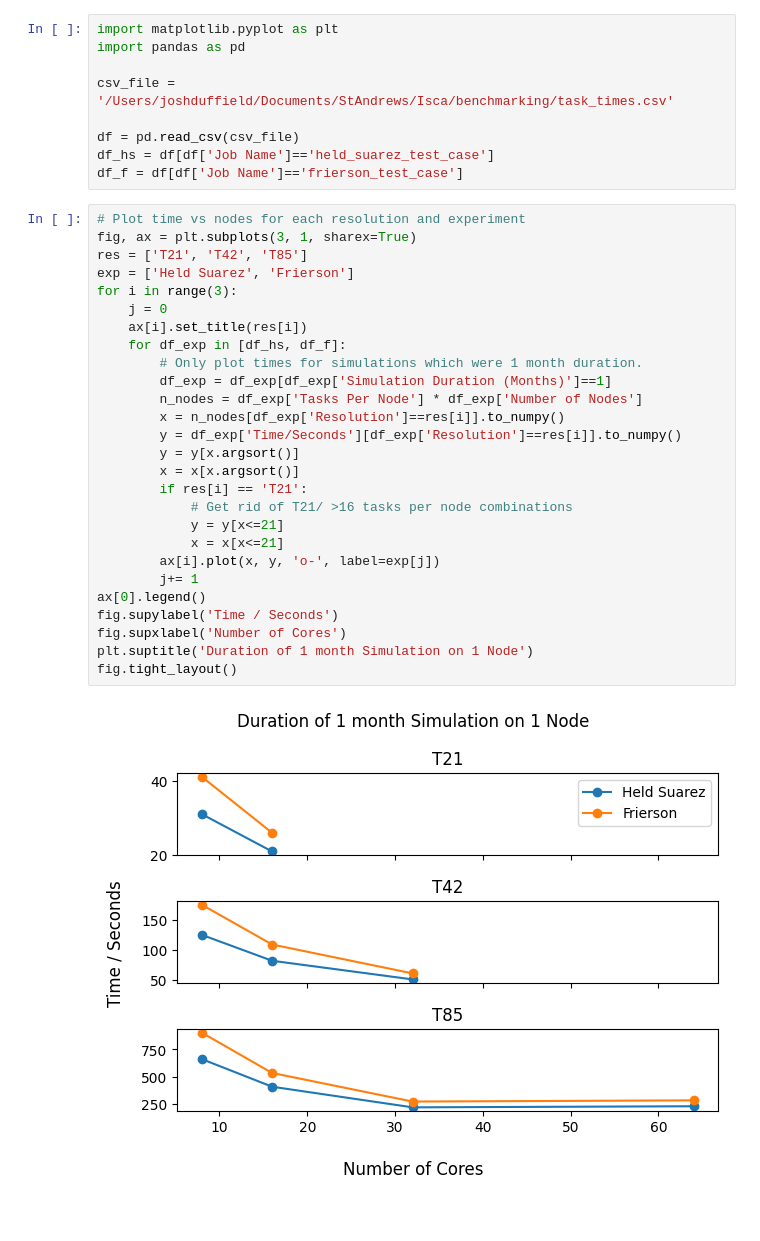
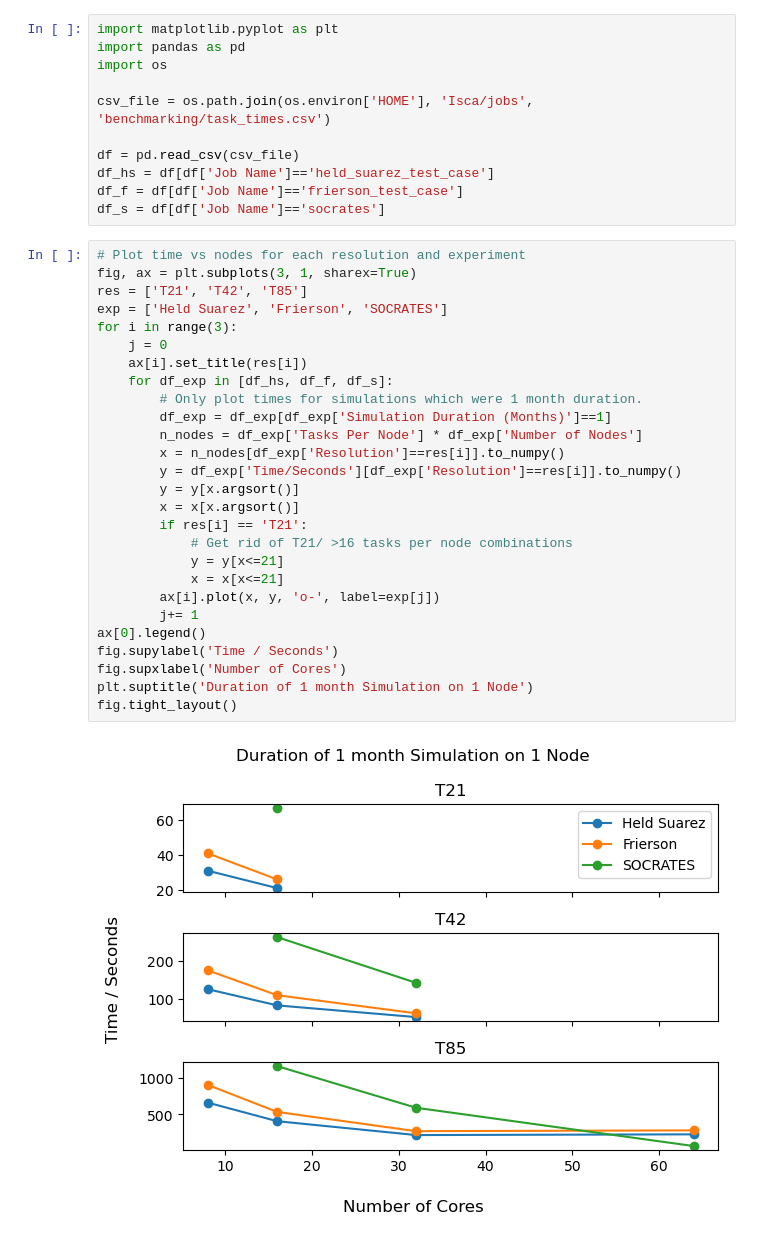
Before and after one commit to jduffield65/Isca, a Jupyter notebook: jobs/benchmarking/plot.ipynb, the cells around one changed output. Saved outputs shown, nothing was run; the diff lists cells and outputs as text.

Commit message:
Add socrates to diagnostic plots

```diff
--- a/jobs/benchmarking/plot.ipynb
+++ b/jobs/benchmarking/plot.ipynb
@@ -1,38 +1,40 @@
 # %%
 import matplotlib.pyplot as plt
 import pandas as pd
+import os
 
-csv_file = '/Users/joshduffield/Documents/StAndrews/Isca/benchmarking/task_times.csv'
+csv_file = os.path.join(os.environ['HOME'], 'Isca/jobs', 'benchmarking/task_times.csv')
 
 df = pd.read_csv(csv_file)
 df_hs = df[df['Job Name']=='held_suarez_test_case']
 df_f = df[df['Job Name']=='frierson_test_case']
+df_s = df[df['Job Name']=='socrates']
 # %%
 # Plot time vs nodes for each resolution and experiment
 fig, ax = plt.subplots(3, 1, sharex=True)
 res = ['T21', 'T42', 'T85']
-exp = ['Held Suarez', 'Frierson']
+exp = ['Held Suarez', 'Frierson', 'SOCRATES']
 for i in range(3):
     j = 0
     ax[i].set_title(res[i])
-    for df_exp in [df_hs, df_f]:
+    for df_exp in [df_hs, df_f, df_s]:
         # Only plot times for simulations which were 1 month duration.
         df_exp = df_exp[df_exp['Simulation Duration (Months)']==1]
         n_nodes = df_exp['Tasks Per Node'] * df_exp['Number of Nodes']
         x = n_nodes[df_exp['Resolution']==res[i]].to_numpy()
         y = df_exp['Time/Seconds'][df_exp['Resolution']==res[i]].to_numpy()
         y = y[x.argsort()]
         x = x[x.argsort()]
         if res[i] == 'T21':
             # Get rid of T21/ >16 tasks per node combinations
             y = y[x<=21]
             x = x[x<=21]
         ax[i].plot(x, y, 'o-', label=exp[j])
         j+= 1
 ax[0].legend()
 fig.supylabel('Time / Seconds')
 fig.supxlabel('Number of Cores')
 plt.suptitle('Duration of 1 month Simulation on 1 Node')
 fig.tight_layout()
 # %% [output]
-[figure, old version]
+[figure, new version]
```
Also changed, not shown: 7 other files.
